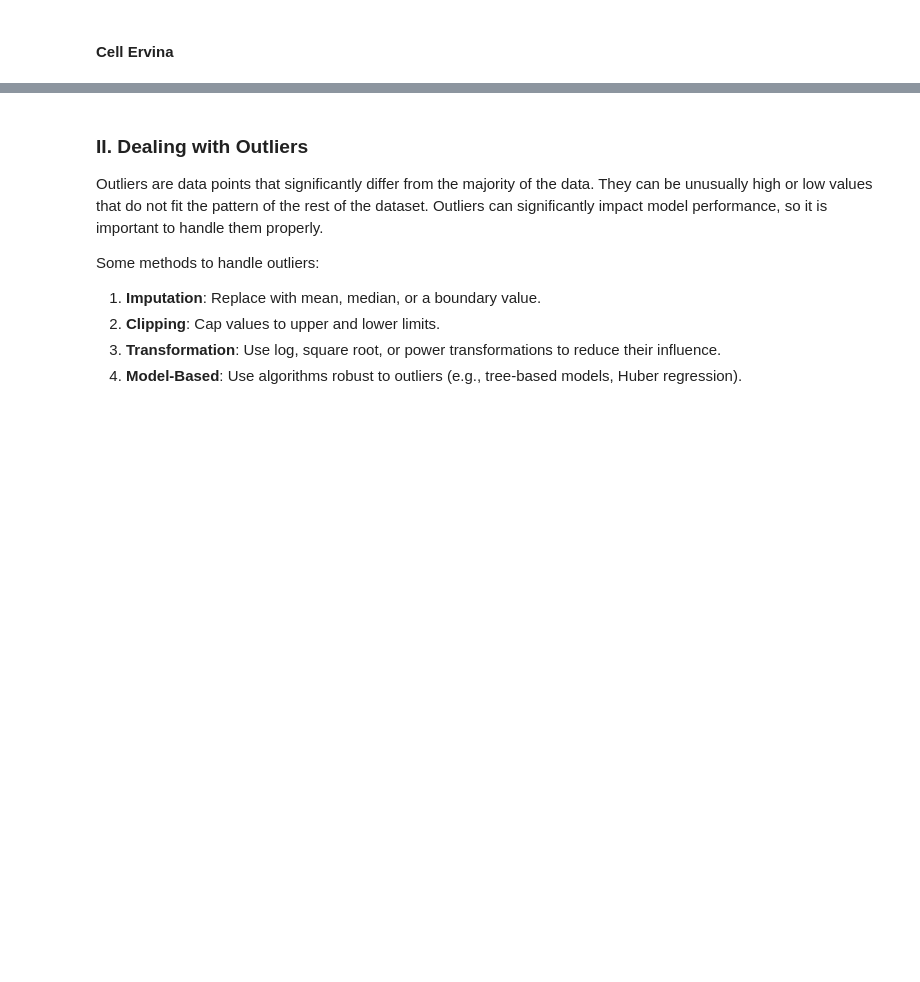
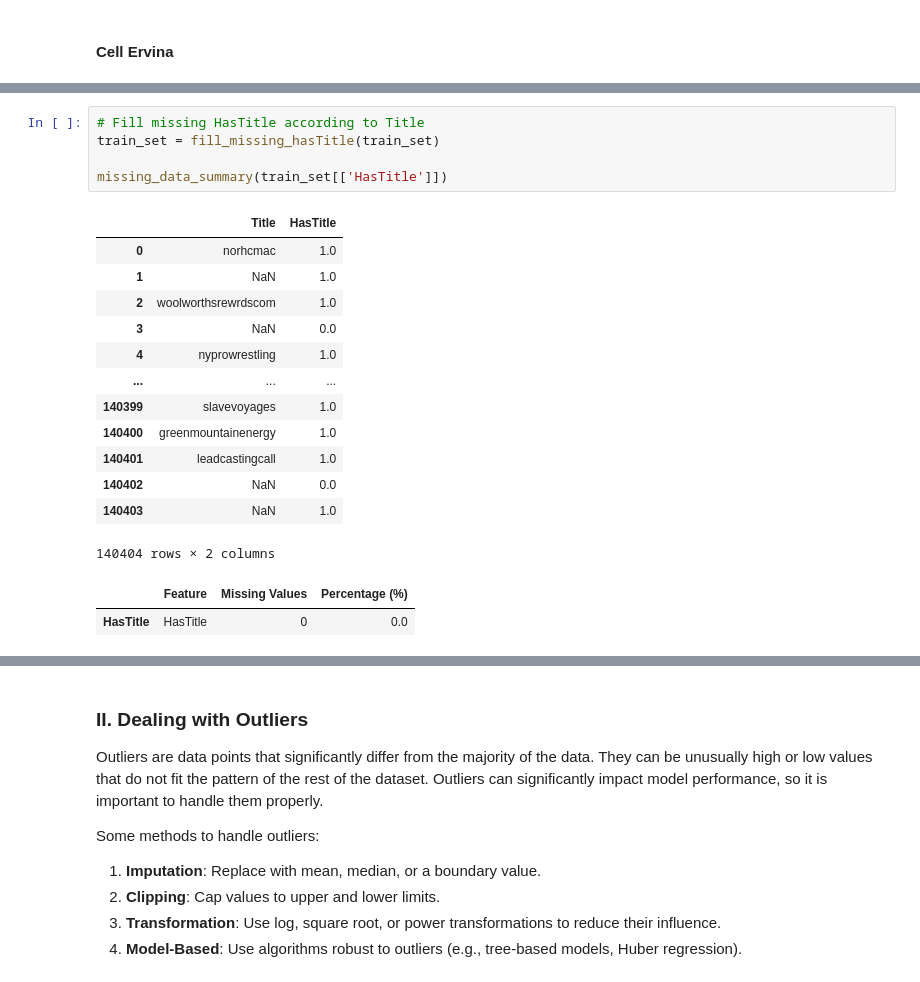
Before and after one commit to IlllIllIIIlIlIll/Traienta_IF3070, a Jupyter notebook: src/public/Tubes2_Kelompok30.ipynb, the cells around one changed output, grey strips where cells are left out. Drawn from its saved outputs; the diff is of its cells as text; blank space fills up the shorter version.

```diff
--- a/src/public/Tubes2_Kelompok30.ipynb
+++ b/src/public/Tubes2_Kelompok30.ipynb
@@ -864,0 +901,21 @@ print(imputed_differing)
+# %%
+# Fill missing HasTitle according to Title
+train_set = fill_missing_hasTitle(train_set)
+
+missing_data_summary(train_set[['HasTitle']])
+# %% [output]
+|  | Title | HasTitle |
+| 0 | norhcmac | 1.0 |
+| 1 | NaN | 1.0 |
+| 2 | woolworthsrewrdscom | 1.0 |
+| 3 | NaN | 0.0 |
+| 4 | nyprowrestling | 1.0 |
+| ... | ... | ... |
+| 140399 | slavevoyages | 1.0 |
+| 140400 | greenmountainenergy | 1.0 |
+| 140401 | leadcastingcall | 1.0 |
+| 140402 | NaN | 0.0 |
+| 140403 | NaN | 1.0 |
+140404 rows × 2 columns
+|  | Feature | Missing Values | Percentage (%) |
+| HasTitle | HasTitle | 0 | 0.0 |
```
Also changed, not shown: parts of 8 cells of this notebook.
